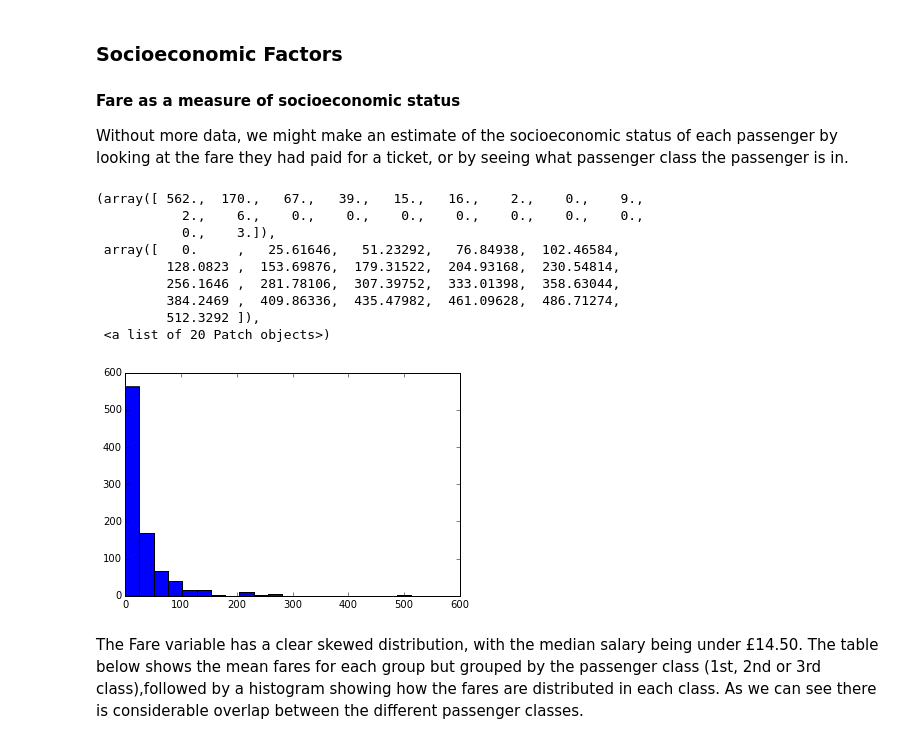
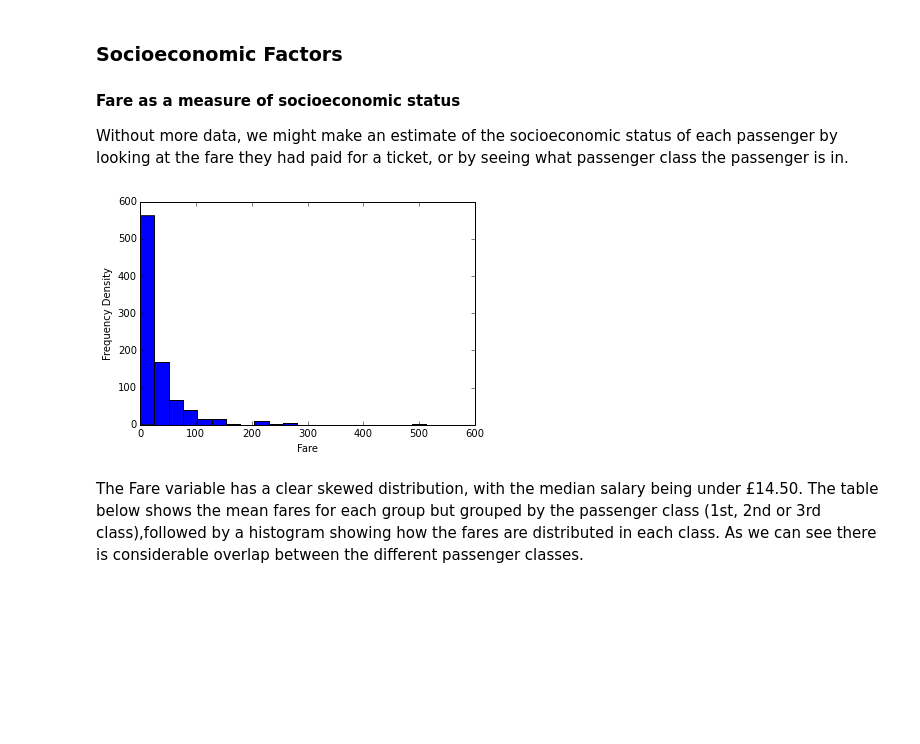
Before and after one commit to socialneutrino/Data_Analysis_NanoDegree, a Jupyter notebook: P2 Analyse a Data Set/TitanicData.ipynb, the cells around one changed output. Cells and saved outputs as stored; diff of their text form; code cells hidden in the pictures; blank space fills up the shorter version.

```diff
--- a/P2 Analyse a Data Set/TitanicData.ipynb
+++ b/P2 Analyse a Data Set/TitanicData.ipynb
@@ -69,18 +69,13 @@ dtype: float64
 Without more data, we might make an estimate of the socioeconomic status of each passenger by looking at the fare they had paid for a ticket, or by seeing what passenger class the passenger is in.
 # %%
 #Plotting histogram of fare
-plt.hist(titanic_df['Fare'], bins = 20)
+fig, ax = plt.subplots()
+ax.hist(titanic_df['Fare'], bins = 20)
+ax.set_xlabel('Fare')
+ax.set_ylabel('Frequency Density')
+plt.show()
 # %% [output]
-(array([ 562.,  170.,   67.,   39.,   15.,   16.,    2.,    0.,    9.,
-           2.,    6.,    0.,    0.,    0.,    0.,    0.,    0.,    0.,
-           0.,    3.]),
- array([   0.     ,   25.61646,   51.23292,   76.84938,  102.46584,
-         128.0823 ,  153.69876,  179.31522,  204.93168,  230.54814,
-         256.1646 ,  281.78106,  307.39752,  333.01398,  358.63044,
-         384.2469 ,  409.86336,  435.47982,  461.09628,  486.71274,
-         512.3292 ]),
- <a list of 20 Patch objects>)
-[figure, old version]
+[figure, new version]
 # %% [markdown]
 The Fare variable has a clear skewed distribution, with the median salary being under £14.50. The table below shows the mean fares for each group but grouped by the passenger class (1st, 2nd or 3rd class),followed by a histogram showing how the fares are distributed in each class. As we can see there is considerable overlap between the different passenger classes.
 # %%
```
Also changed, not shown: parts of 12 cells of this notebook, 1 other file.
